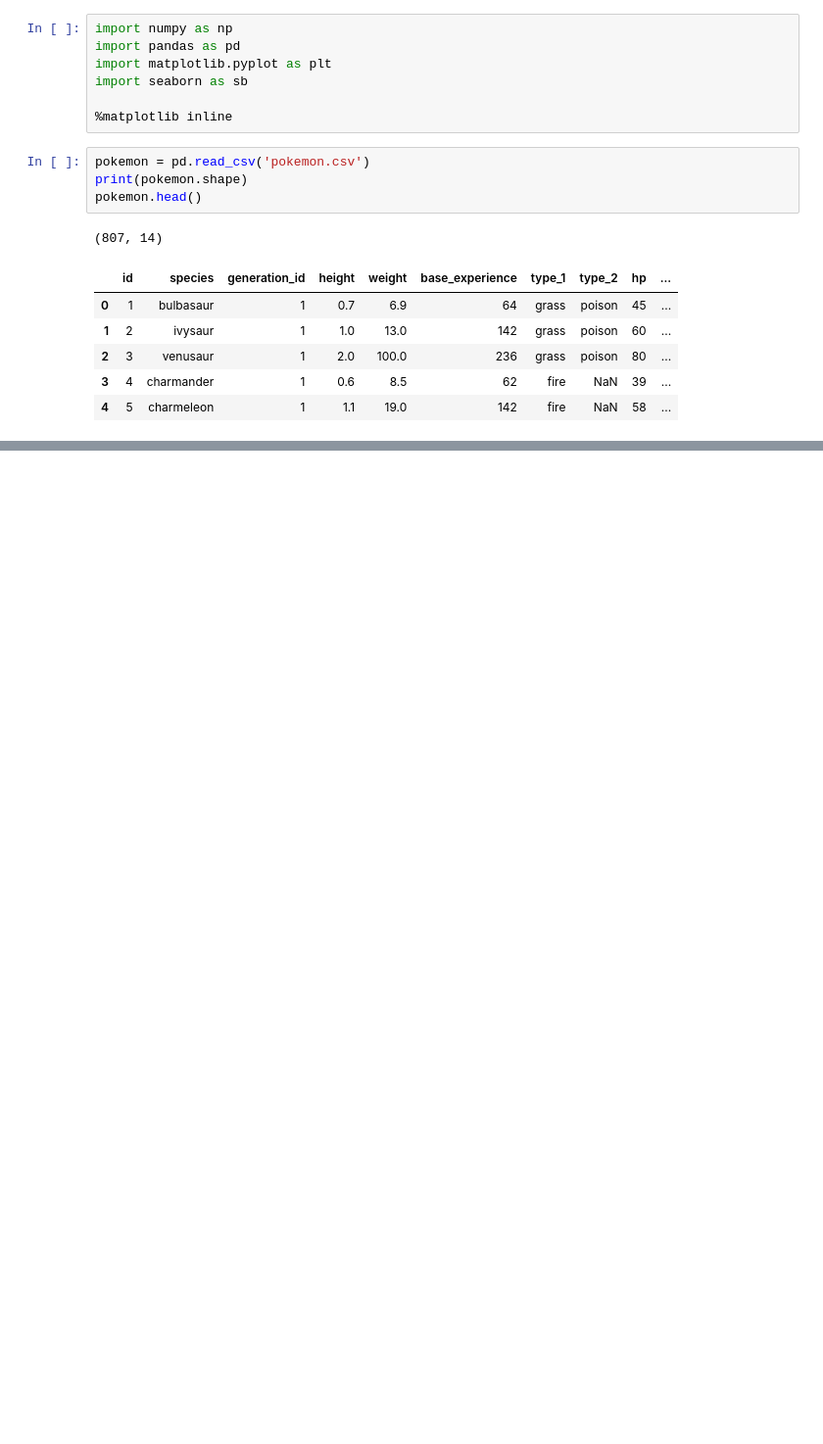
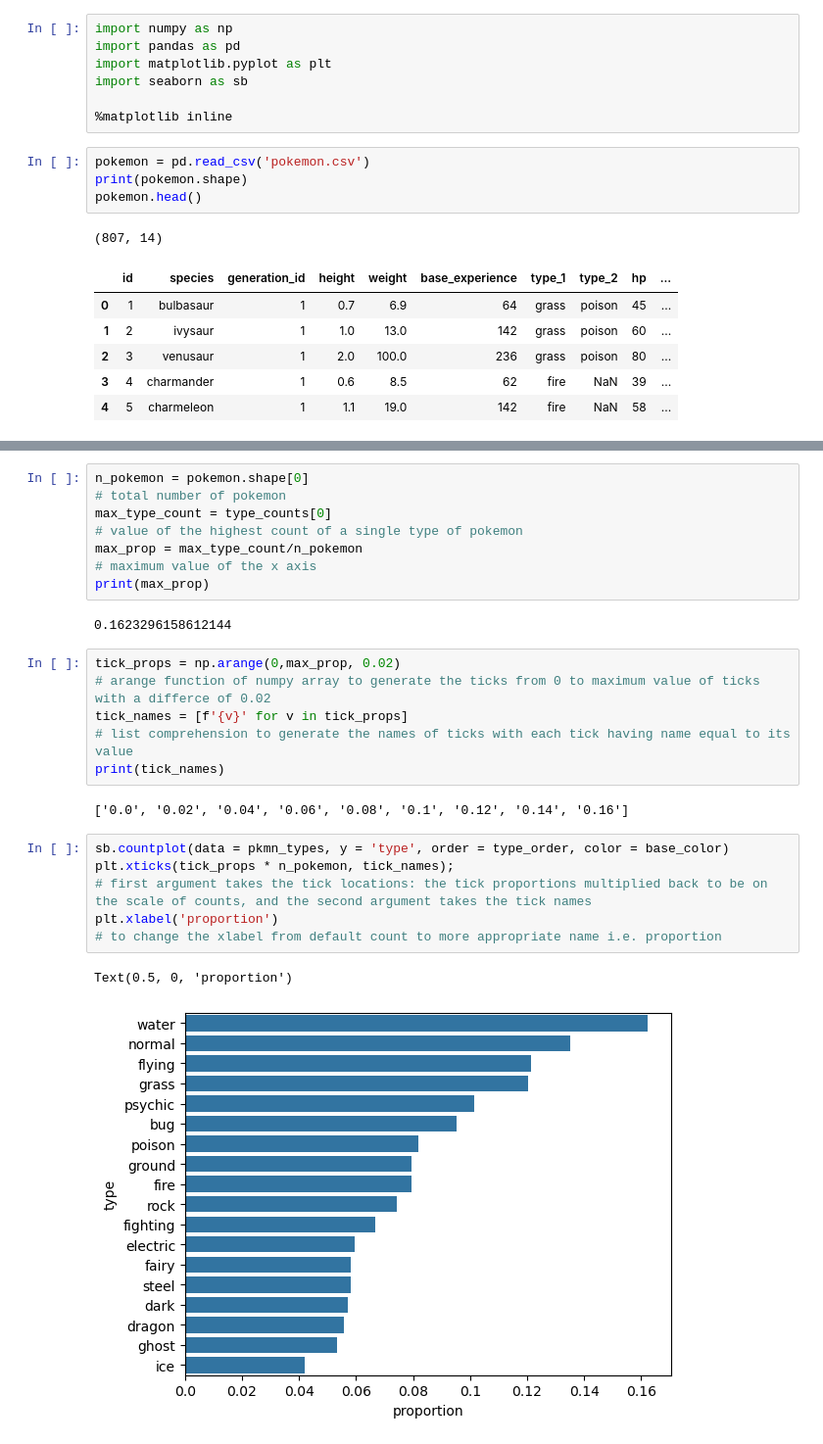
Before and after one commit to Parth-nXp/Udacity-AI_Programming_with_Python, a Jupyter notebook: 04_Jupyter_Notebooks_Anaconda_Numpy_Pandas/05_Matplotlib_and_Seaborn_Part_1/11_absolute_vs_relative_frequency.ipynb, the cells around one changed output, grey strips where cells are left out. Shown at 98% size. Drawn from its saved outputs; the diff is of its cells as text; blank space fills up the shorter version.

```diff
--- a/04_Jupyter_Notebooks_Anaconda_Numpy_Pandas/05_Matplotlib_and_Seaborn_Part_1/11_absolute_vs_relative_frequency.ipynb
+++ b/04_Jupyter_Notebooks_Anaconda_Numpy_Pandas/05_Matplotlib_and_Seaborn_Part_1/11_absolute_vs_relative_frequency.ipynb
@@ -23,0 +70,27 @@ pkmn_types = pokemon.melt(id_vars = ['id', 'identifier'],
+# %%
+n_pokemon = pokemon.shape[0]
+# total number of pokemon
+max_type_count = type_counts[0]
+# value of the highest count of a single type of pokemon
+max_prop = max_type_count/n_pokemon
+# maximum value of the x axis
+print(max_prop)
+# %% [output]
+0.1623296158612144
+# %%
+tick_props = np.arange(0,max_prop, 0.02)
+# arange function of numpy array to generate the ticks from 0 to maximum value of ticks with a differce of 0.02
+tick_names = [f'{v}' for v in tick_props]
+# list comprehension to generate the names of ticks with each tick having name equal to its value
+print(tick_names)
+# %% [output]
+['0.0', '0.02', '0.04', '0.06', '0.08', '0.1', '0.12', '0.14', '0.16']
+# %%
+sb.countplot(data = pkmn_types, y = 'type', order = type_order, color = base_color)
+plt.xticks(tick_props * n_pokemon, tick_names);
+# first argument takes the tick locations: the tick proportions multiplied back to be on the scale of counts, and the second argument takes the tick names
+plt.xlabel('proportion')
+# to change the xlabel from default count to more appropriate name i.e. proportion
+# %% [output]
+Text(0.5, 0, 'proportion')
+[figure, added]
```
Also changed, not shown: parts of 4 cells of this notebook, 2 other files.
